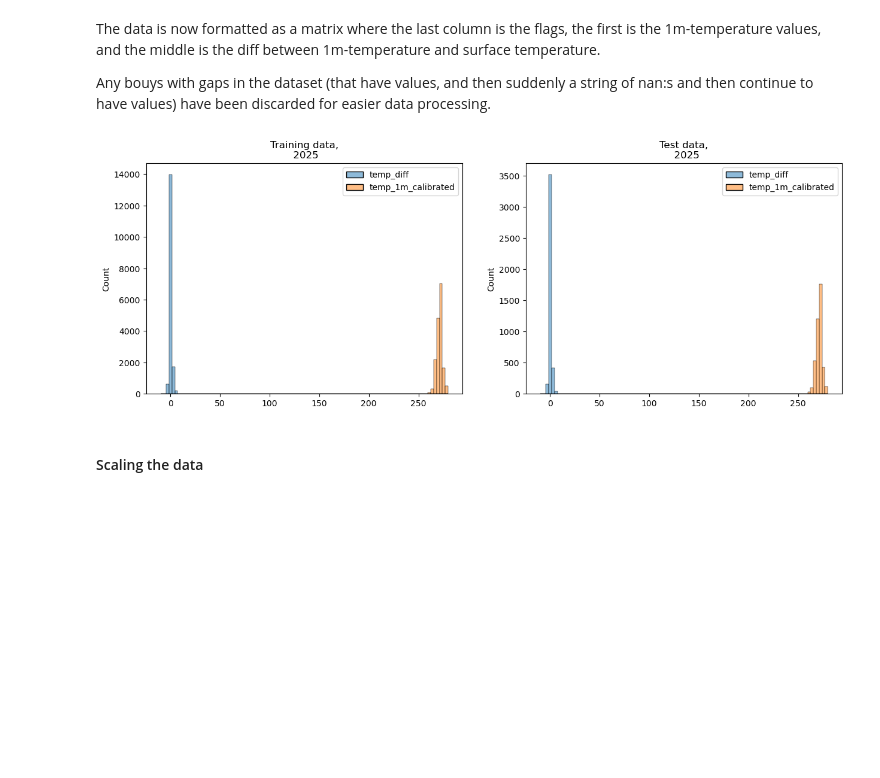
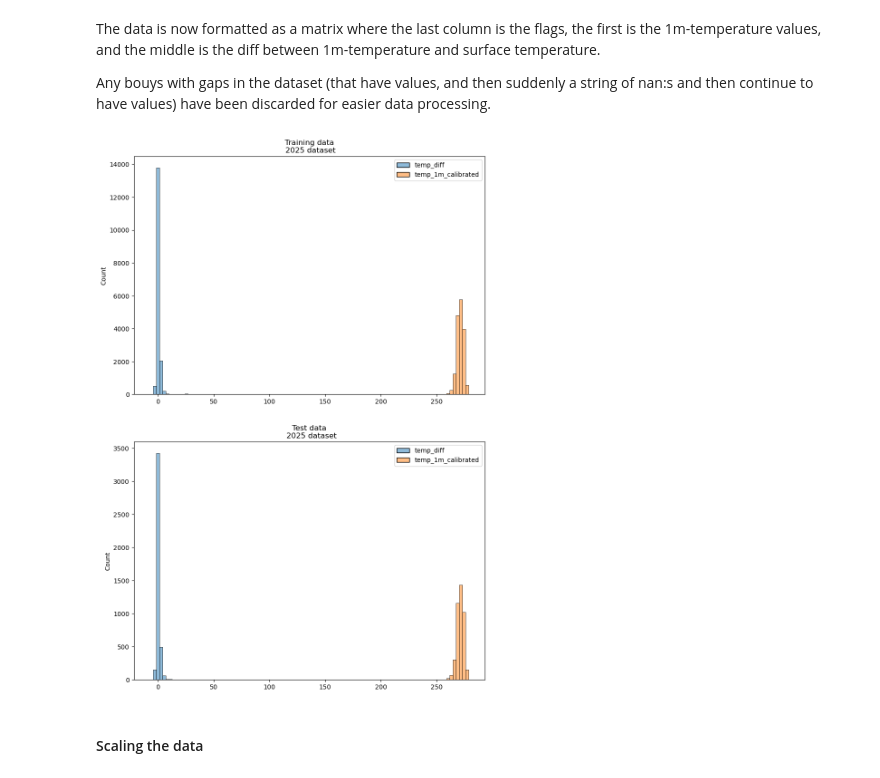
Before and after one commit to johtj/data_analysis_ml_project3, a Jupyter notebook: autoencoder.ipynb, the cells around one changed output. Cells and saved outputs as stored; diff of their text form; code cells hidden in the pictures; blank space fills up the shorter version.

```diff
--- a/autoencoder.ipynb
+++ b/autoencoder.ipynb
@@ -61,21 +61,21 @@ train_data,test_data,train_labels,test_labels = train_test_split(data_2025,
                                                                  labels_2025,
                                                                  test_size=0.2)
 # %%
-fig = plt.figure(figsize=(15,5))
+fig = plt.figure(figsize=(10,15))
 bins = np.histogram_bin_edges(train_data, bins=100)
 
-ax = plt.subplot(1,2,1)
+ax = plt.subplot(2,1,1)
 sns.histplot(train_data,ax=ax,bins=bins)
-ax.set_title("Training data,\n 2025")
+ax.set_title("Training data\n 2025 dataset")
 
 
-ax1 = plt.subplot(1,2,2)
+ax1 = plt.subplot(2,1,2)
 sns.histplot(test_data,ax=ax1,bins=bins)
-ax1.set_title("Test data,\n  2025")
+ax1.set_title("Test data\n  2025 dataset")
 
 plt.savefig("figures/train_test_2025_unscaled.png")
 # %% [output]
-[figure, old version]
+[figure, new version]
 # %% [markdown]
 #### Scaling the data
 # %%
```
Also changed, not shown: parts of 14 cells of this notebook, 8 other files.
